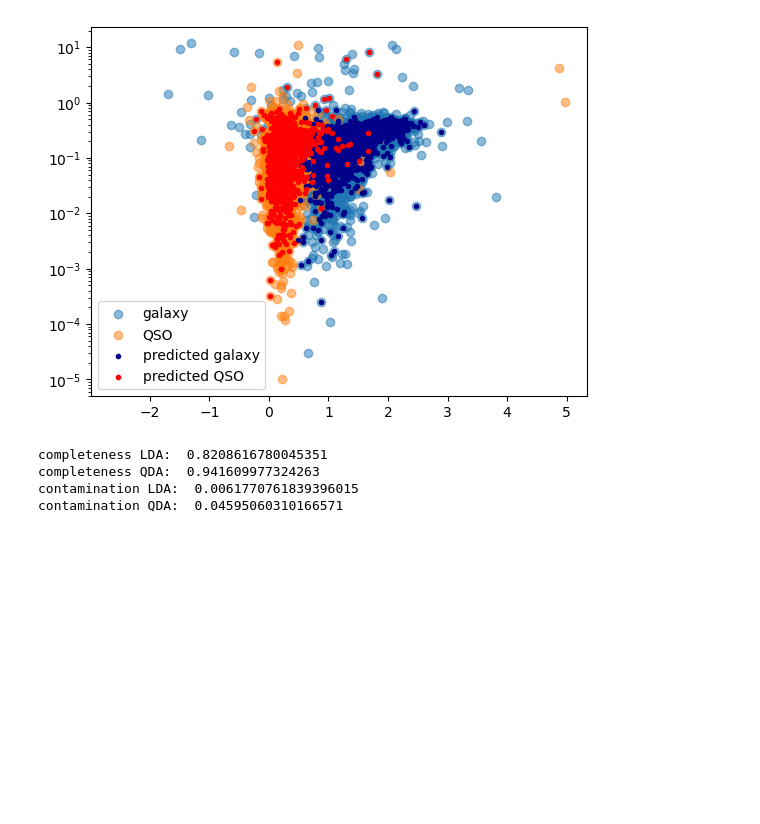
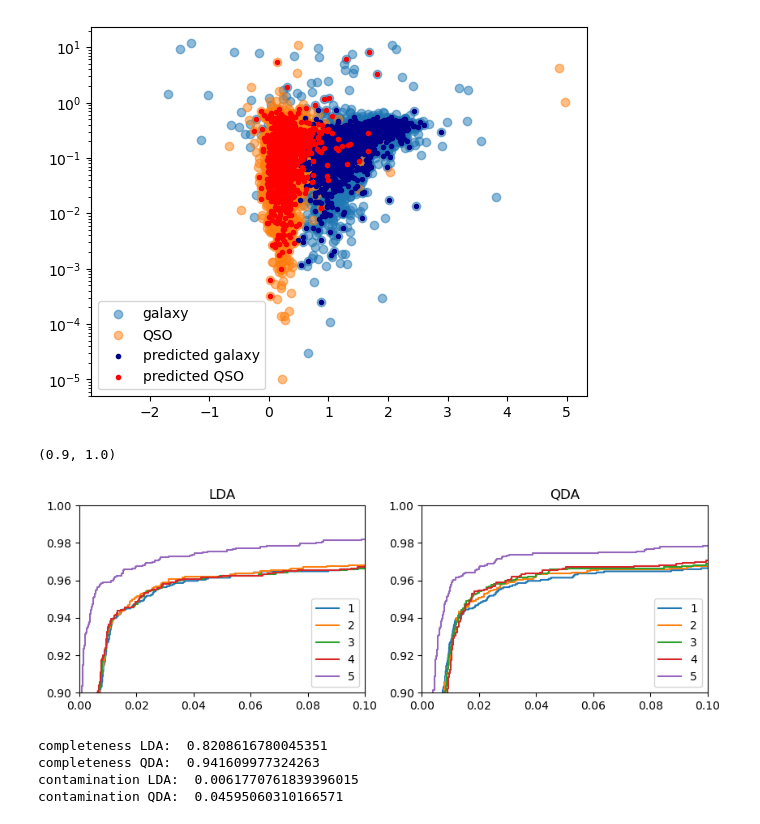
Before and after one commit to ebianchi803/astrostatistics_bicocca_2026, a Jupyter notebook: working/L19.ipynb, the cells around one changed output. Drawn from its saved outputs; the diff is of its cells as text; code cells hidden in the pictures; blank space fills up the shorter version.

```diff
--- a/working/L19.ipynb
+++ b/working/L19.ipynb
@@ -147,6 +162,41 @@ plt.legend()
 plt.yscale('log')
 # %% [output]
 [figure]
+# %%
+fig, axes = plt.subplots(1,2, figsize=(10,3))
+ax, ax1 = axes
+
+
+for nc in Ncolors:
+
+    lda.fit(X_train[:,0:nc] ,y_train )
+
+    y_prob = lda.predict_proba(X_test[:,0:nc]) [:,1]
+
+    fpr, tpr, thresh = roc_curve(y_test, y_prob)
+    ax.plot(fpr, tpr, label=str(nc))
+
+ax.set_title('LDA')
+ax.legend()
+ax.set_xlim(0,0.1)
+ax.set_ylim(0.9,1)
+
+for nc in Ncolors:
+
+    qda.fit(X_train[:,0:nc] ,y_train )
+
+    y_prob = qda.predict_proba(X_test[:,0:nc]) [:,1]
+
+    fpr, tpr, thresh = roc_curve(y_test, y_prob)
+    ax1.plot(fpr, tpr, label=str(nc))
+
+ax1.set_title('QDA')
+ax1.legend()
+ax1.set_xlim(0,0.1)
+ax1.set_ylim(0.9,1)
+# %% [output]
+(0.9, 1.0)
+[figure, added]
 # %%
 completenessLDA, contaminationLDA = completeness_contamination(y_pred_lda, y_test)
 completenessQDA, contaminationQDA = completeness_contamination(y_pred_qda, y_test)
```
Also changed, not shown: parts of 8 cells of this notebook.
